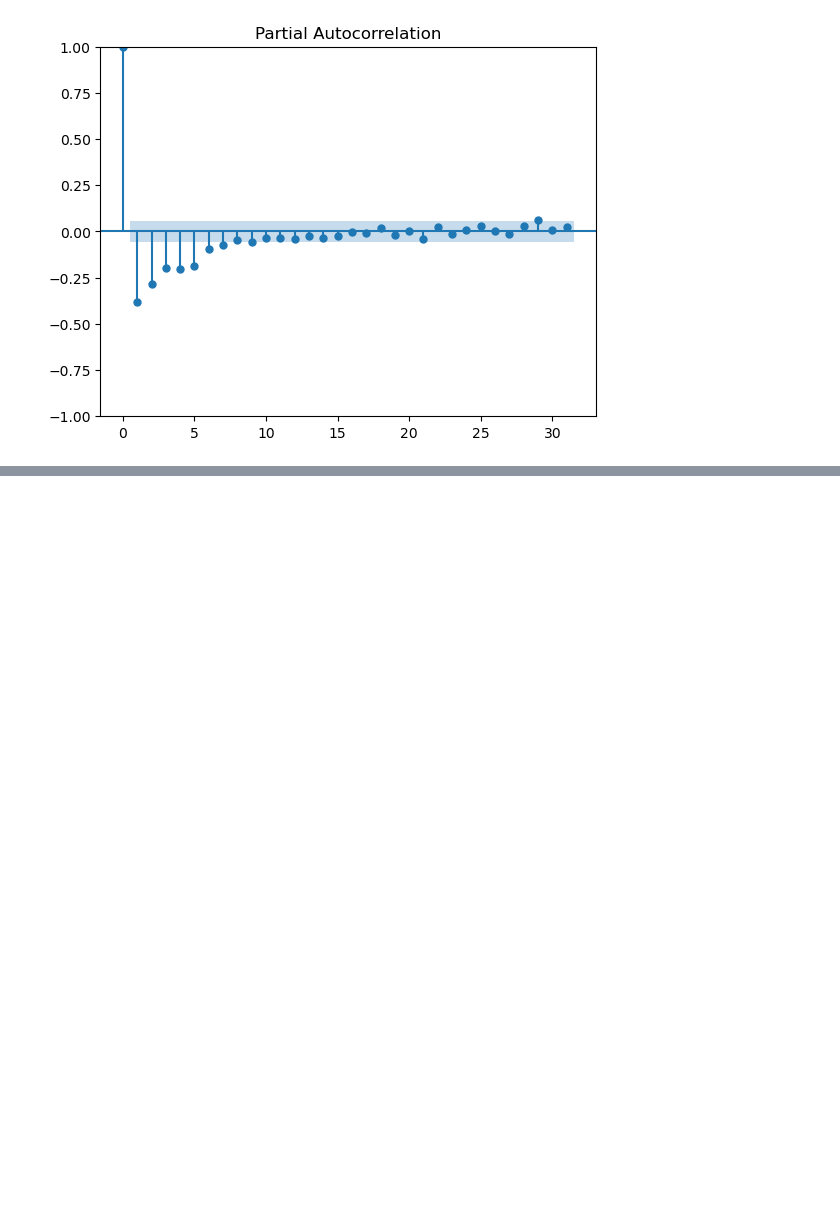
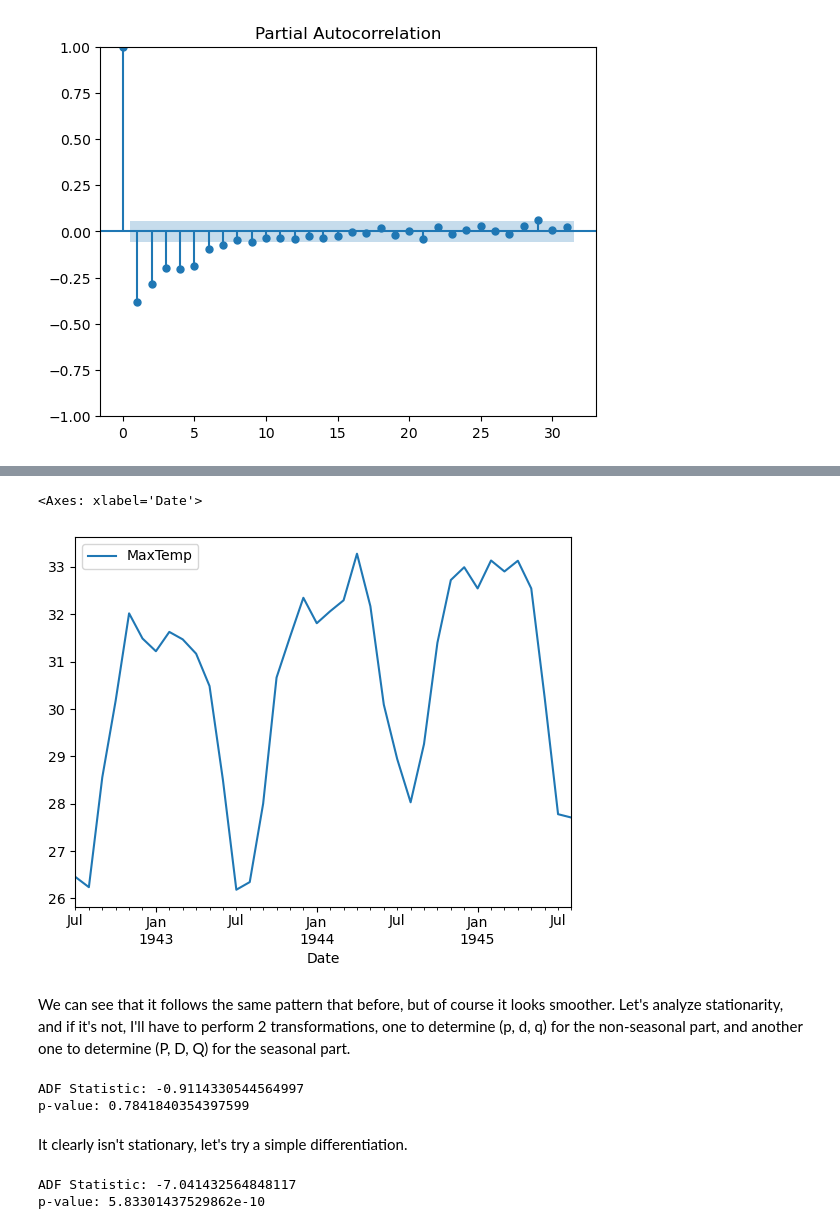
Before and after one commit to mvarela1992/Portafolio, a Jupyter notebook: 4-Weather Conditions (Time Series Prediction).ipynb, the cells around one changed output, grey strips where cells are left out. Drawn from its saved outputs; the diff is of its cells as text; code cells hidden in the pictures; blank space fills up the shorter version.

```diff
--- a/4-Weather Conditions (Time Series Prediction).ipynb
+++ b/4-Weather Conditions (Time Series Prediction).ipynb
@@ -300,0 +341,22 @@ Now we have an average MAE of 3.65 Celsius degrees. It's clear that the model ne
+# %%
+m_df = df10001.resample('M').mean()
+
+m_df.plot()
+# %% [output]
+<Axes: xlabel='Date'>
+[figure, added]
+# %% [markdown]
+We can see that it follows the same pattern that before, but of course it looks smoother. Let's analyze stationarity, and if it's not, I'll have to perform 2 transformations, one to determine (p, d, q) for the non-seasonal part, and another one to determine (P, D, Q) for the seasonal part.
+# %%
+stationarity(m_df)
+# %% [output]
+ADF Statistic: -0.9114330544564997
+p-value: 0.7841840354397599
+# %% [markdown]
+It clearly isn't stationary, let's try a simple differentiation.
+# %%
+m_df_diff = m_df.diff().dropna()
+stationarity(m_df_diff)
+# %% [output]
+ADF Statistic: -7.041432564848117
+p-value: 5.83301437529862e-10
```
Also changed, not shown: parts of 36 cells of this notebook.
